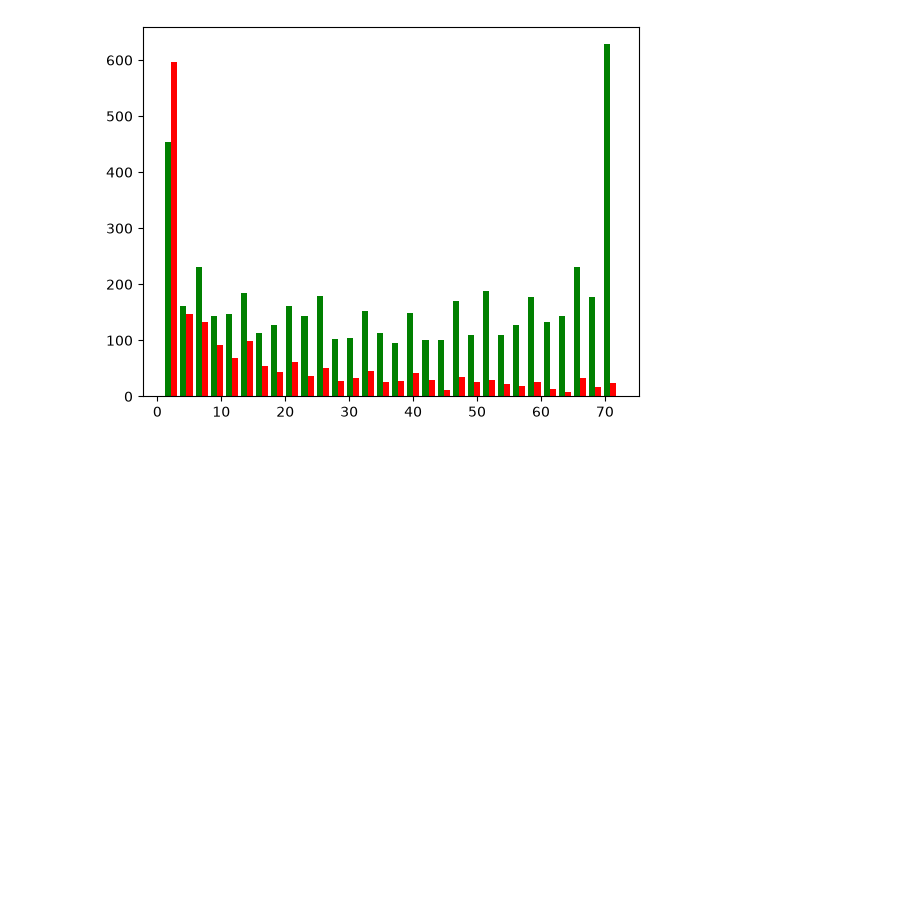
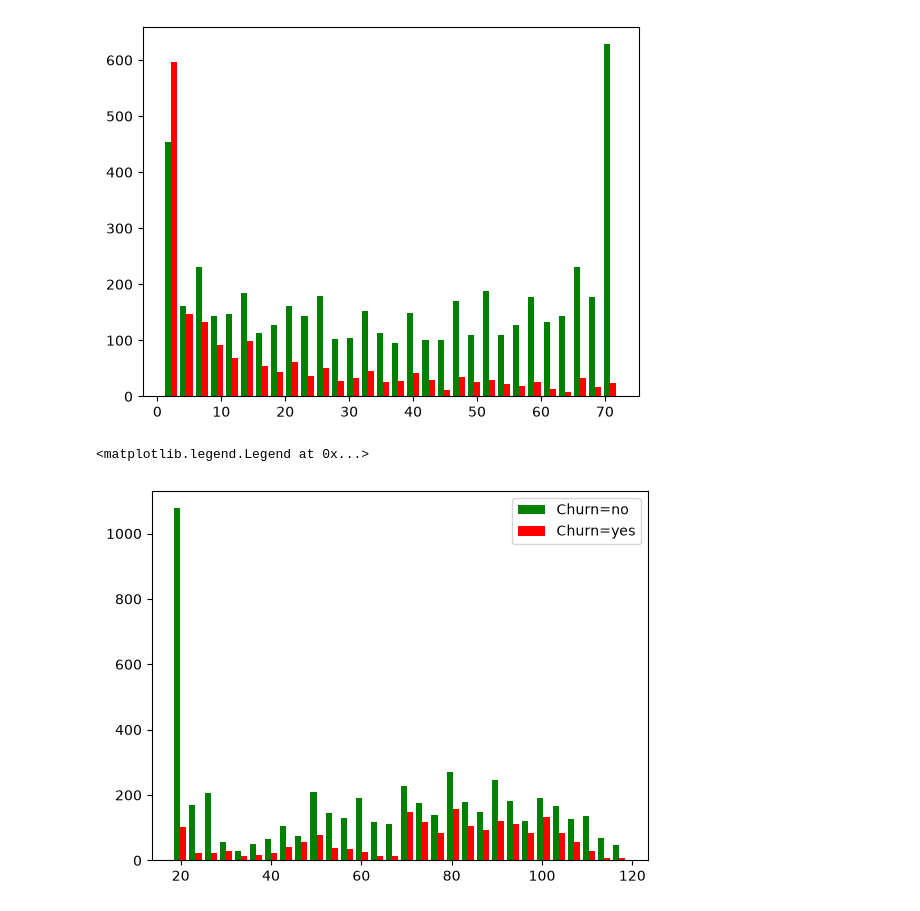
Before and after one commit to raiamartya8-arch/churn-predictor, a Jupyter notebook: churn_predict.ipynb, the cells around one changed output. Cells and saved outputs as stored; diff of their text form; code cells hidden in the pictures; blank space fills up the shorter version.

```diff
--- a/churn_predict.ipynb
+++ b/churn_predict.ipynb
@@ -88,3 +86,11 @@ plt.legend
 # %% [output]
 <function matplotlib.pyplot.legend(*args, **kwargs) -> 'Legend'>
 [figure]
+# %%
+mc_churn_no = df1[df1.Churn=="No"].MonthlyCharges
+mc_churn_yes = df1[df1.Churn=="Yes"].MonthlyCharges
+plt.hist([mc_churn_no, mc_churn_yes], color=['green','red'], bins=30, label=['Churn=no', 'Churn=yes'])
+plt.legend()
+# %% [output]
+<matplotlib.legend.Legend at 0x...>
+[figure, added]
```
Also changed, not shown: parts of 4 cells of this notebook.
